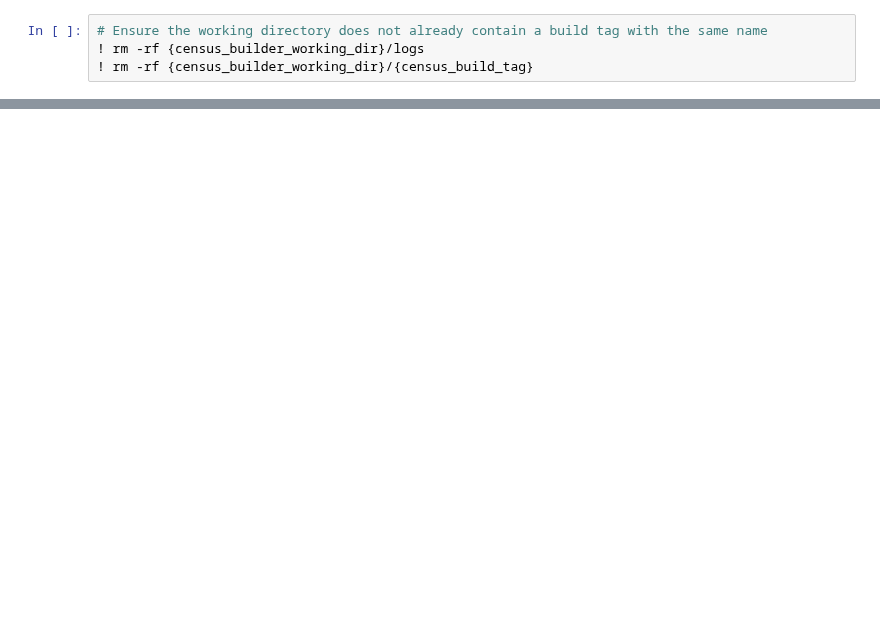
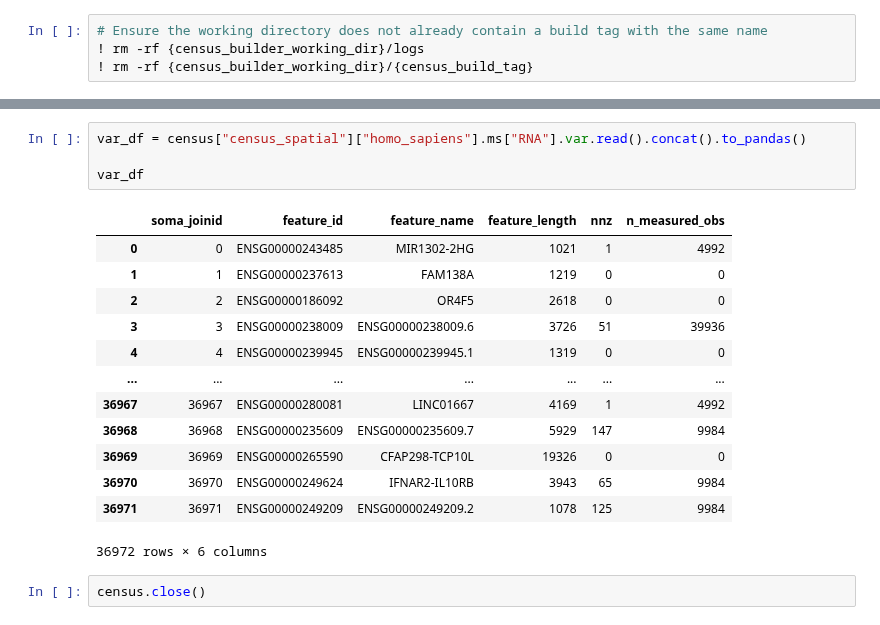
Before and after one commit to chanzuckerberg/cellxgene-census, a Jupyter notebook: tools/cellxgene_census_builder/spatial_dev_tools/census_spatial_dataset_ingest.ipynb, the cells around one changed output, grey strips where cells are left out. Cells and saved outputs as stored; diff of their text form; blank space fills up the shorter version.

```diff
--- a/tools/cellxgene_census_builder/spatial_dev_tools/census_spatial_dataset_ingest.ipynb
+++ b/tools/cellxgene_census_builder/spatial_dev_tools/census_spatial_dataset_ingest.ipynb
@@ -98,0 +140,20 @@ with cellxgene_census.open_soma(uri=f"{census_builder_working_dir}/{census_build
+# %%
+var_df = census["census_spatial"]["homo_sapiens"].ms["RNA"].var.read().concat().to_pandas()
+
+var_df
+# %% [output]
+|  | soma_joinid | feature_id | feature_name | feature_length | nnz | n_measured_obs |
+| 0 | 0 | ENSG00000243485 | MIR1302-2HG | 1021 | 1 | 4992 |
+| 1 | 1 | ENSG00000237613 | FAM138A | 1219 | 0 | 0 |
+| 2 | 2 | ENSG00000186092 | OR4F5 | 2618 | 0 | 0 |
+| 3 | 3 | ENSG00000238009 | ENSG00000238009.6 | 3726 | 51 | 39936 |
+| 4 | 4 | ENSG00000239945 | ENSG00000239945.1 | 1319 | 0 | 0 |
+| ... | ... | ... | ... | ... | ... | ... |
+| 36967 | 36967 | ENSG00000280081 | LINC01667 | 4169 | 1 | 4992 |
+| 36968 | 36968 | ENSG00000235609 | ENSG00000235609.7 | 5929 | 147 | 9984 |
+| 36969 | 36969 | ENSG00000265590 | CFAP298-TCP10L | 19326 | 0 | 0 |
+| 36970 | 36970 | ENSG00000249624 | IFNAR2-IL10RB | 3943 | 65 | 9984 |
+| 36971 | 36971 | ENSG00000249209 | ENSG00000249209.2 | 1078 | 125 | 9984 |
+36972 rows × 6 columns
+# %%
+census.close()
```
Also changed, not shown: parts of 11 cells of this notebook, 5 other files.
